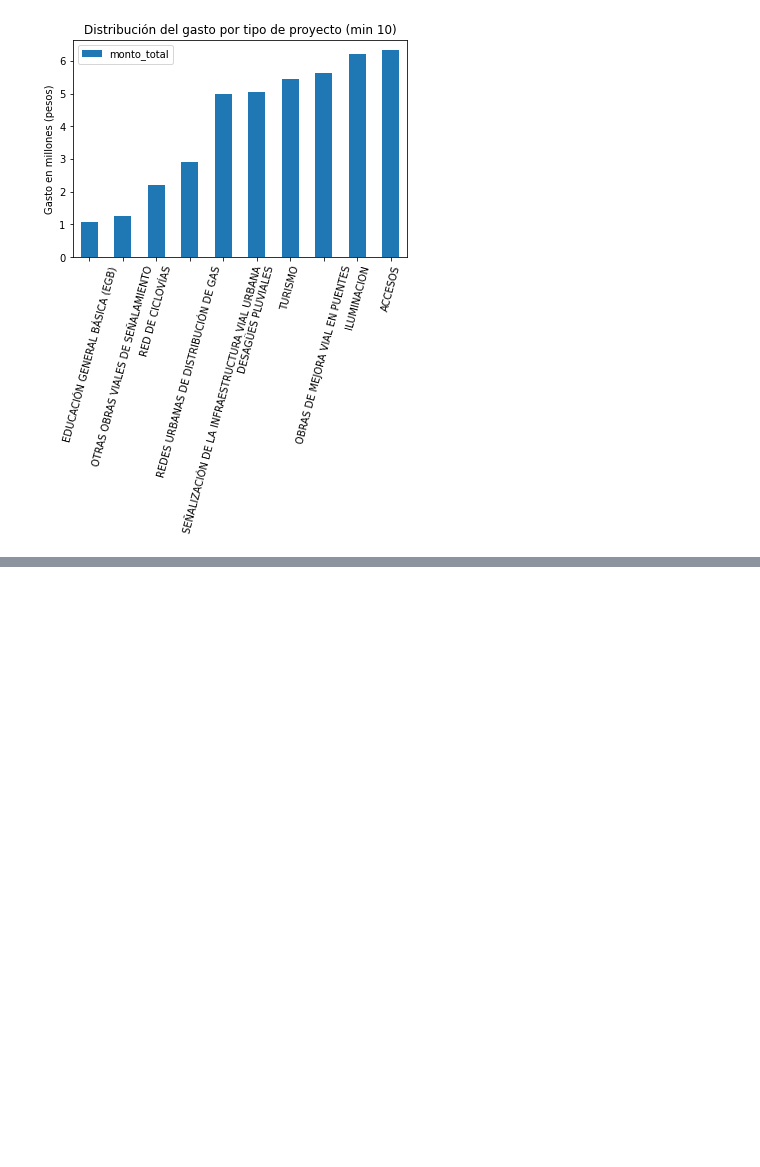
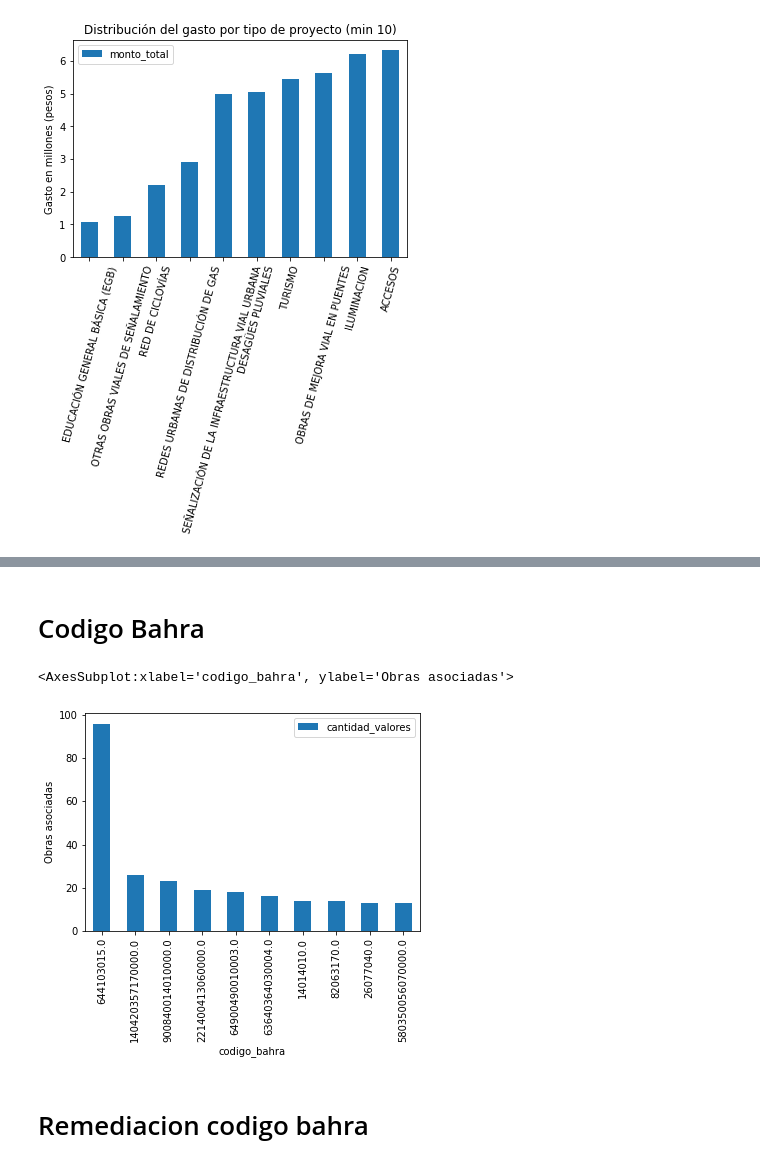
Before and after one commit to cap-diego/cdd-tp3, a Jupyter notebook: tp-final.ipynb, the cells around one changed output, grey strips where cells are left out. Saved outputs shown, nothing was run; the diff lists cells and outputs as text; code cells hidden in the pictures; blank space fills up the shorter version.

```diff
--- a/tp-final.ipynb
+++ b/tp-final.ipynb
@@ -359,0 +440,12 @@ Text(0, 0.5, 'Gasto en millones (pesos)')
+# %% [markdown]
+# Codigo Bahra
+# %%
+res = df.groupby("codigo_bahra")["proyecto_id"].apply(lambda x: x.unique()).reset_index()
+res["cantidad_valores"] = res["proyecto_id"].str.len()
+res = res.nlargest(10, "cantidad_valores")
+res.plot.bar(x="codigo_bahra", ylabel="Obras asociadas")
+# %% [output]
+<AxesSubplot:xlabel='codigo_bahra', ylabel='Obras asociadas'>
+[figure, added]
+# %% [markdown]
+# Remediacion codigo bahra
```
Also changed, not shown: parts of 24 cells of this notebook, 2 other files.
